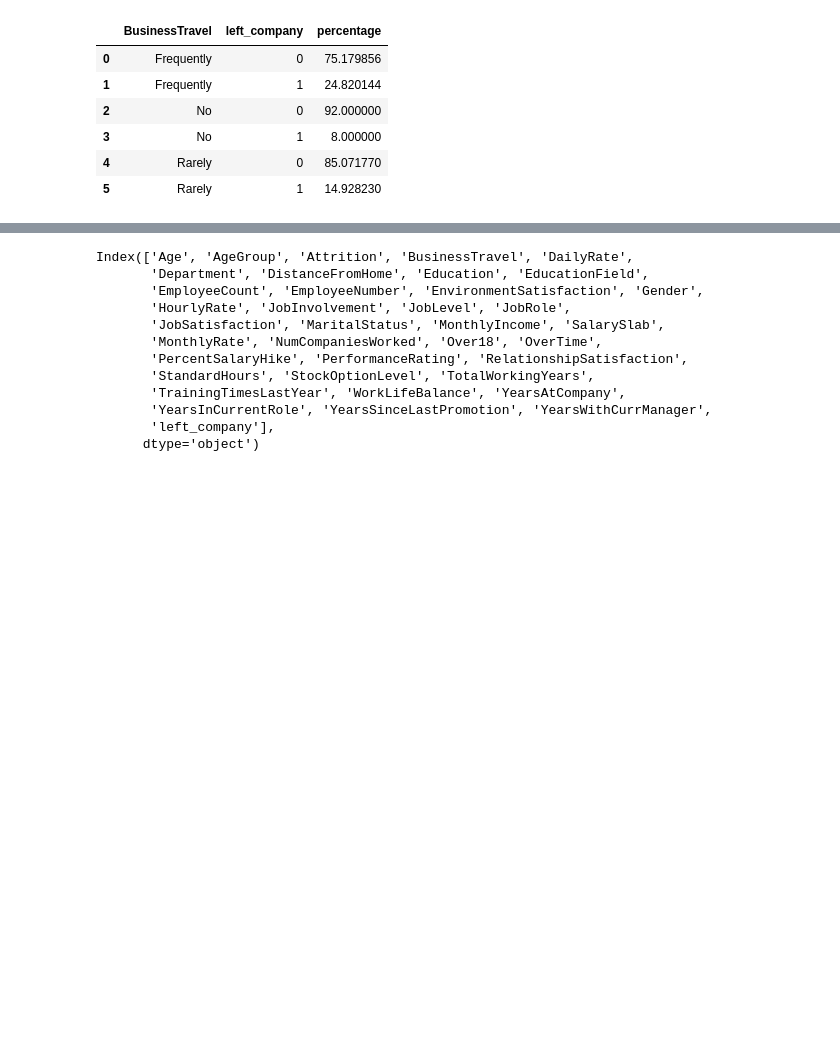
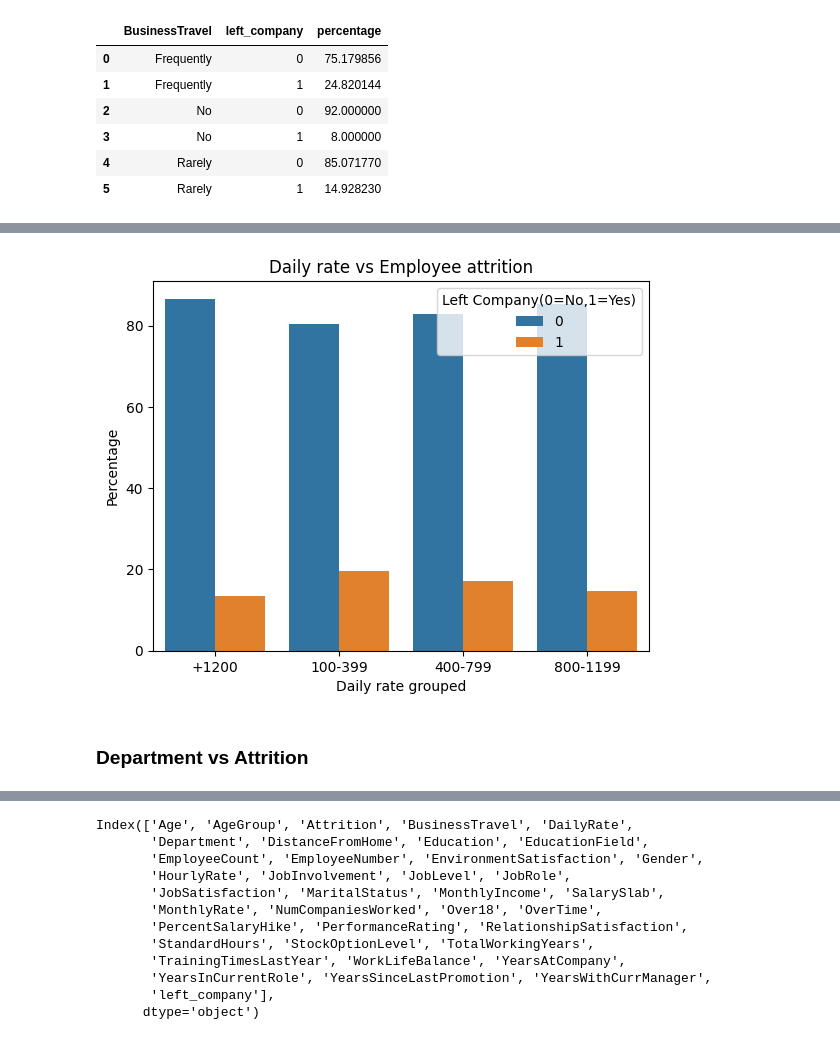
Before and after one commit to Ivansantamariaknx/portfolio, a Jupyter notebook: Human resources Analysis/Data analysis.ipynb, the cells around one changed output, grey strips where cells are left out. Drawn from its saved outputs; the diff is of its cells as text; code cells hidden in the pictures; blank space fills up the shorter version.

```diff
--- a/Human resources Analysis/Data analysis.ipynb
+++ b/Human resources Analysis/Data analysis.ipynb
@@ -116,0 +191,13 @@ datahr_pertravel
+# %%
+#because the daily rate has too many different values and they all have a range between 102 and 1499, we decided to create a new column grouping daily rates in 4:
+def rategrouping(i):
+    if i <400:
+        return "100-399"
+    elif i>=400 and i<=800:
+        return "400-799"
+    elif i>=800 and i<=1200:
+        return "800-1199"
+    else:
+        return "+1200"
+# %%
+datahr["Dayrate group"]=datahr["DailyRate"].apply(rategrouping)
@@ -116,0 +208,3 @@ datahr_pertravel
+# %%
+hrdayrate=datahr.groupby("Dayrate group")["left_company"].value_counts(normalize=True).mul(100).rename("percentage").reset_index()
+hrdayrate
@@ -116,0 +221,11 @@ datahr_pertravel
+# %%
+sns.barplot(x="Dayrate group", y="percentage", hue="left_company",data=hrdayrate)
+plt.title("Daily rate vs Employee attrition")
+plt.xlabel("Daily rate grouped")
+plt.ylabel("Percentage")
+plt.legend(title="Left Company(0=No,1=Yes)")
+plt.show()
+# %% [output]
+[figure, added]
+# %% [markdown]
+###  Department vs Attrition
```
Also changed, not shown: parts of 47 cells of this notebook, 1 other file.
